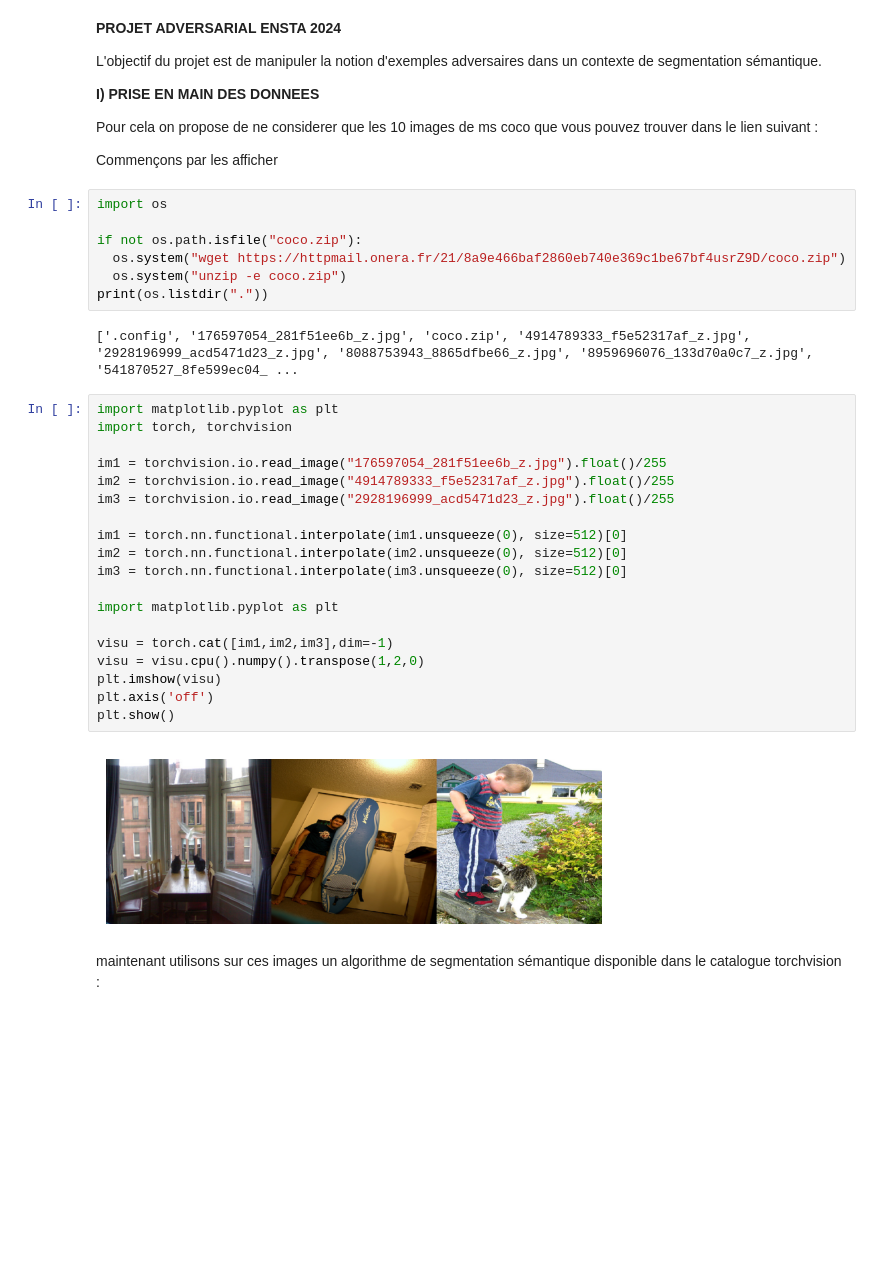
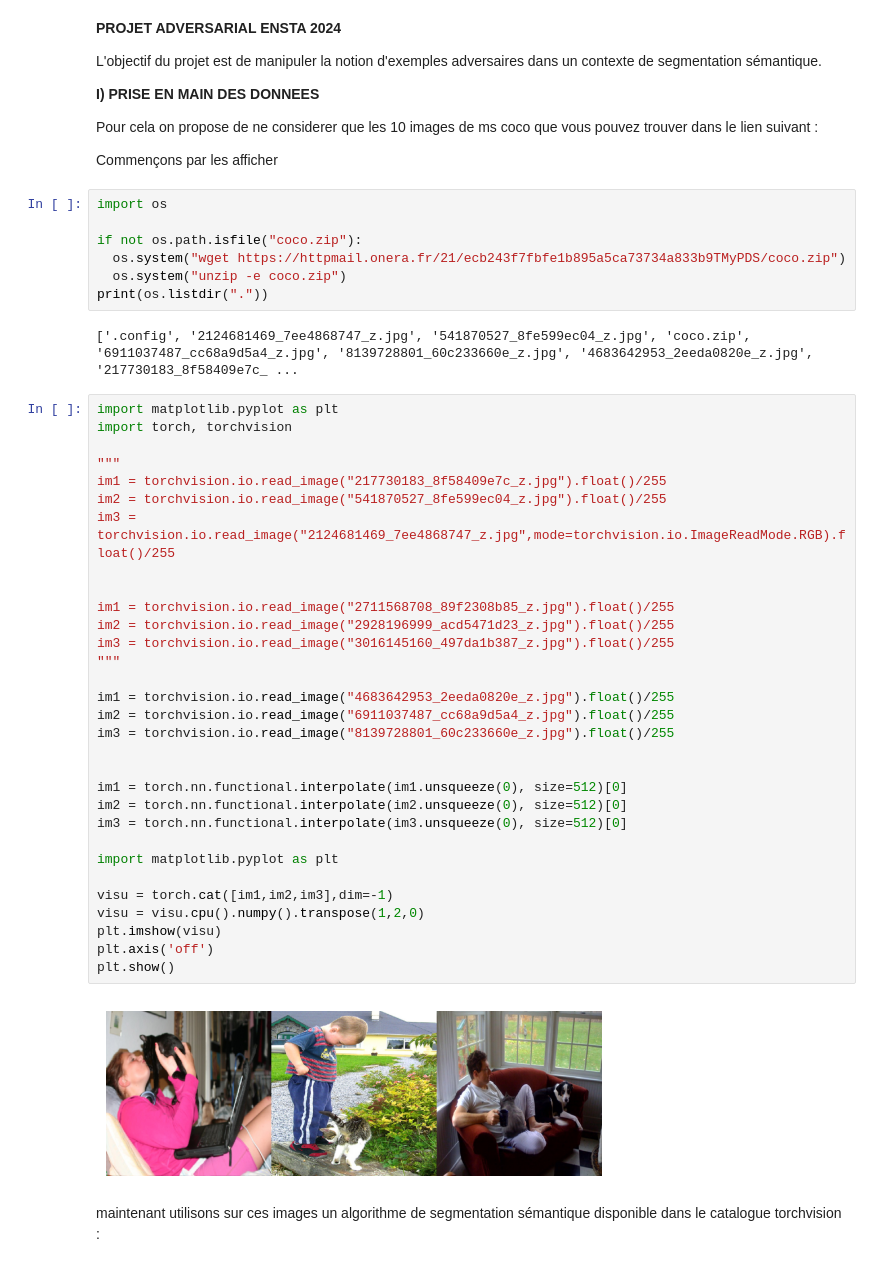
Before and after one commit to achanhon/coursdeeplearningcolab, a Jupyter notebook: Untitled19.ipynb, the cells around one changed output. Drawn from its saved outputs; the diff is of its cells as text; blank space fills up the shorter version.

```diff
--- a/Untitled19.ipynb
+++ b/Untitled19.ipynb
@@ -14,32 +14,44 @@ Commençons par les afficher
 import os
 
 if not os.path.isfile("coco.zip"):
-  os.system("wget https://httpmail.onera.fr/21/8a9e466baf2860eb740e369c1be67bf4usrZ9D/coco.zip")
+  os.system("wget https://httpmail.onera.fr/21/ecb243f7fbfe1b895a5ca73734a833b9TMyPDS/coco.zip")
   os.system("unzip -e coco.zip")
 print(os.listdir("."))
 # %% [output]
-['.config', '176597054_281f51ee6b_z.jpg', 'coco.zip', '4914789333_f5e52317af_z.jpg', '2928196999_acd5471d23_z.jpg', '8088753943_8865dfbe66_z.jpg', '8959696076_133d70a0c7_z.jpg', '541870527_8fe599ec04_ ...
+['.config', '2124681469_7ee4868747_z.jpg', '541870527_8fe599ec04_z.jpg', 'coco.zip', '6911037487_cc68a9d5a4_z.jpg', '8139728801_60c233660e_z.jpg', '4683642953_2eeda0820e_z.jpg', '217730183_8f58409e7c_ ...
 # %%
 import matplotlib.pyplot as plt
 import torch, torchvision
 
-im1 = torchvision.io.read_image("176597054_281f51ee6b_z.jpg").float()/255
-im2 = torchvision.io.read_image("4914789333_f5e52317af_z.jpg").float()/255
-im3 = torchvision.io.read_image("2928196999_acd5471d23_z.jpg").float()/255
+"""
+im1 = torchvision.io.read_image("217730183_8f58409e7c_z.jpg").float()/255
+im2 = torchvision.io.read_image("541870527_8fe599ec04_z.jpg").float()/255
+im3 = torchvision.io.read_image("2124681469_7ee4868747_z.jpg",mode=torchvision.io.ImageReadMode.RGB).float()/255
+
+
+im1 = torchvision.io.read_image("2711568708_89f2308b85_z.jpg").float()/255
+im2 = torchvision.io.read_image("2928196999_acd5471d23_z.jpg").float()/255
+im3 = torchvision.io.read_image("3016145160_497da1b387_z.jpg").float()/255
+"""
+
+im1 = torchvision.io.read_image("4683642953_2eeda0820e_z.jpg").float()/255
+im2 = torchvision.io.read_image("6911037487_cc68a9d5a4_z.jpg").float()/255
+im3 = torchvision.io.read_image("8139728801_60c233660e_z.jpg").float()/255
+
 
 im1 = torch.nn.functional.interpolate(im1.unsqueeze(0), size=512)[0]
 im2 = torch.nn.functional.interpolate(im2.unsqueeze(0), size=512)[0]
 im3 = torch.nn.functional.interpolate(im3.unsqueeze(0), size=512)[0]
 
 import matplotlib.pyplot as plt
 
 visu = torch.cat([im1,im2,im3],dim=-1)
 visu = visu.cpu().numpy().transpose(1,2,0)
 plt.imshow(visu)
 plt.axis('off')
 plt.show()
 # %% [output]
-[figure, old version]
+[figure, new version]
 # %% [markdown]
 maintenant utilisons sur ces images un algorithme de segmentation sémantique disponible dans le catalogue torchvision :
 # %%
```
Also changed, not shown: parts of 2 cells of this notebook.
